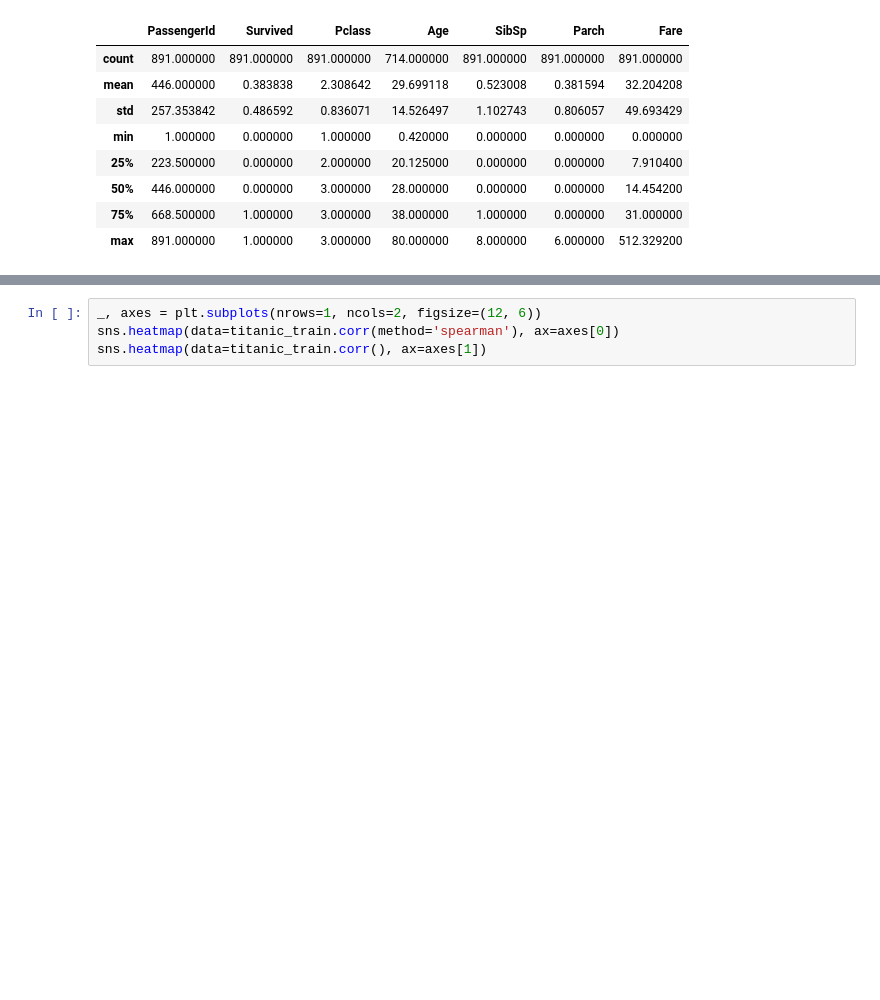
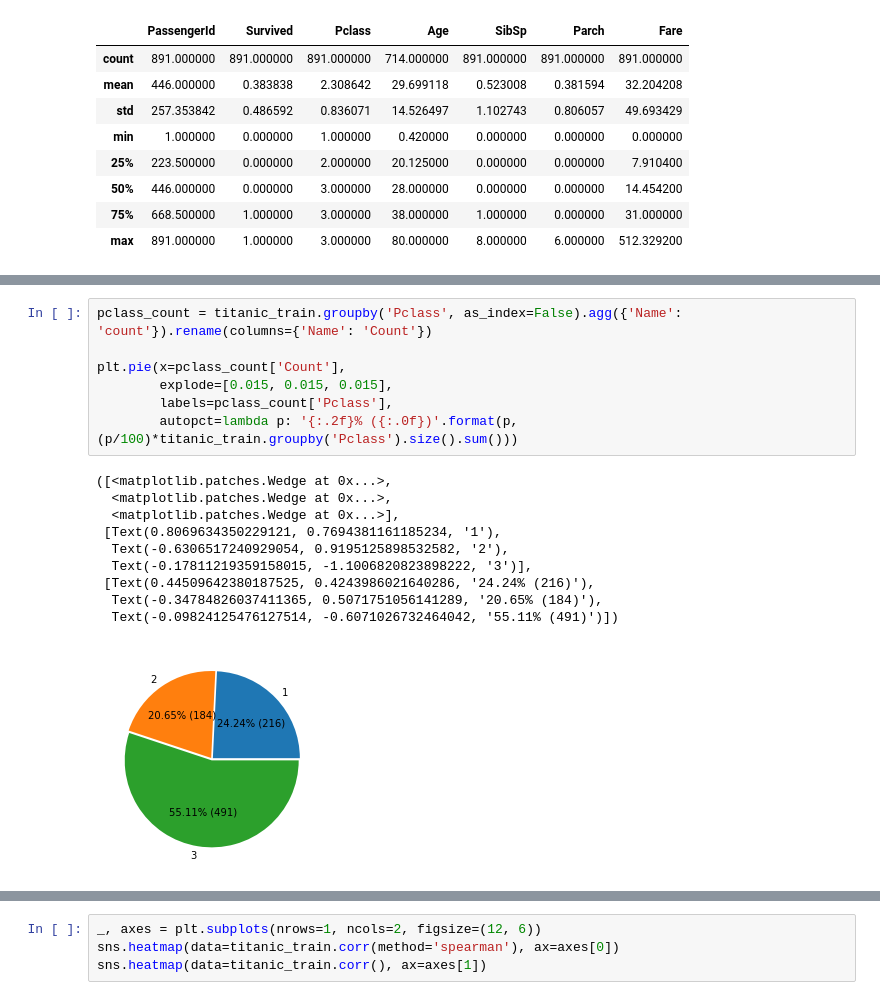
Before and after one commit to Porpoising/home_tasks, a Jupyter notebook: Pets/titanic/EDA.ipynb, the cells around one changed output, grey strips where cells are left out. Saved outputs shown, nothing was run; the diff lists cells and outputs as text; blank space fills up the shorter version.

```diff
--- a/Pets/titanic/EDA.ipynb
+++ b/Pets/titanic/EDA.ipynb
@@ -38,0 +54,18 @@ titanic_train.describe()
+# %%
+pclass_count = titanic_train.groupby('Pclass', as_index=False).agg({'Name': 'count'}).rename(columns={'Name': 'Count'})
+
+plt.pie(x=pclass_count['Count'],
+        explode=[0.015, 0.015, 0.015],
+        labels=pclass_count['Pclass'],
+        autopct=lambda p: '{:.2f}% ({:.0f})'.format(p, (p/100)*titanic_train.groupby('Pclass').size().sum()))
+# %% [output]
+([<matplotlib.patches.Wedge at 0x...>,
+  <matplotlib.patches.Wedge at 0x...>,
+  <matplotlib.patches.Wedge at 0x...>],
+ [Text(0.8069634350229121, 0.7694381161185234, '1'),
+  Text(-0.6306517240929054, 0.9195125898532582, '2'),
+  Text(-0.17811219359158015, -1.1006820823898222, '3')],
+ [Text(0.44509642380187525, 0.4243986021640286, '24.24% (216)'),
+  Text(-0.34784826037411365, 0.5071751056141289, '20.65% (184)'),
+  Text(-0.09824125476127514, -0.6071026732464042, '55.11% (491)')])
+[figure, added]
```
Also changed, not shown: parts of 7 cells of this notebook.
